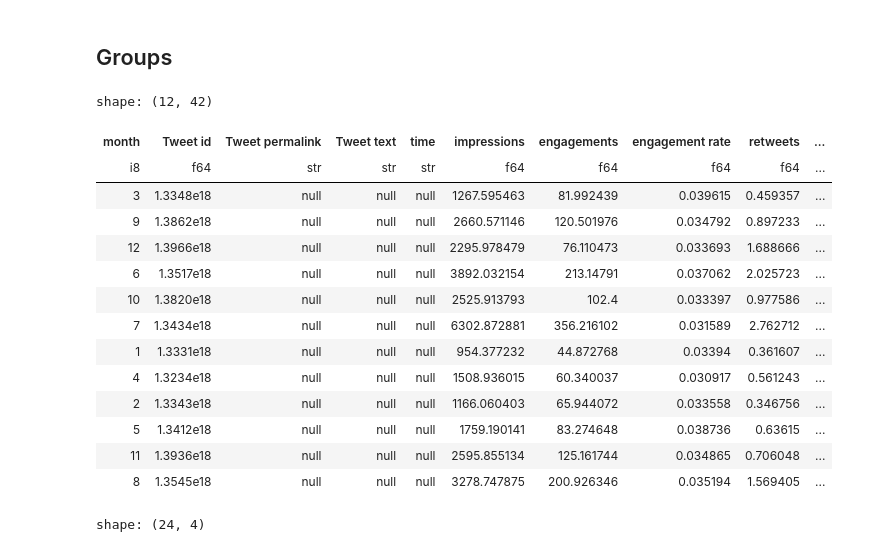
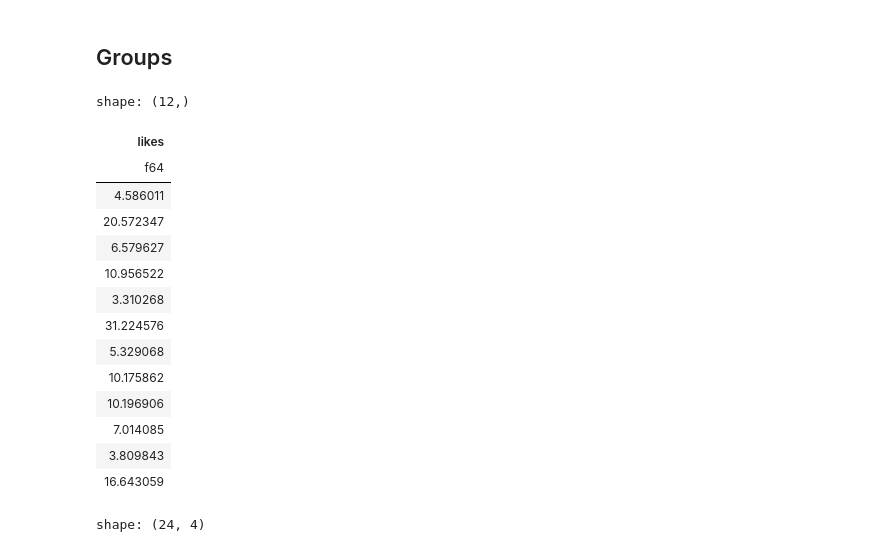
Before and after one commit to alon1samuel/Polars-intro, a Jupyter notebook: answers.ipynb, the cells around one changed output. Cells and saved outputs as stored; diff of their text form; code cells hidden in the pictures.

```diff
--- a/answers.ipynb
+++ b/answers.ipynb
@@ -185,24 +187,24 @@ shape: (5_791,)
 # %% [markdown]
 ## Groups
 # %%
-# For each column get the average for each month
-df.groupby(pl.col('time_dt').dt.month().alias('month')).mean()
+# Get the average of likes for each month
+df.group_by(pl.col('time_dt').dt.month().alias('month')).mean()['likes']
 # %% [output]
-shape: (12, 42)
+shape: (12,)
-| month | Tweet id | Tweet permalink | Tweet text | time | impressions | engagements | engagement rate | retweets | ... |
-| i8 | f64 | str | str | str | f64 | f64 | f64 | f64 | ... |
-| 3 | 1.3348e18 | null | null | null | 1267.595463 | 81.992439 | 0.039615 | 0.459357 | ... |
-| 9 | 1.3862e18 | null | null | null | 2660.571146 | 120.501976 | 0.034792 | 0.897233 | ... |
-| 12 | 1.3966e18 | null | null | null | 2295.978479 | 76.110473 | 0.033693 | 1.688666 | ... |
-| 6 | 1.3517e18 | null | null | null | 3892.032154 | 213.14791 | 0.037062 | 2.025723 | ... |
-| 10 | 1.3820e18 | null | null | null | 2525.913793 | 102.4 | 0.033397 | 0.977586 | ... |
-| 7 | 1.3434e18 | null | null | null | 6302.872881 | 356.216102 | 0.031589 | 2.762712 | ... |
-| 1 | 1.3331e18 | null | null | null | 954.377232 | 44.872768 | 0.03394 | 0.361607 | ... |
-| 4 | 1.3234e18 | null | null | null | 1508.936015 | 60.340037 | 0.030917 | 0.561243 | ... |
-| 2 | 1.3343e18 | null | null | null | 1166.060403 | 65.944072 | 0.033558 | 0.346756 | ... |
-| 5 | 1.3412e18 | null | null | null | 1759.190141 | 83.274648 | 0.038736 | 0.63615 | ... |
-| 11 | 1.3936e18 | null | null | null | 2595.855134 | 125.161744 | 0.034865 | 0.706048 | ... |
-| 8 | 1.3545e18 | null | null | null | 3278.747875 | 200.926346 | 0.035194 | 1.569405 | ... |
+| likes |
+| f64 |
+| 4.586011 |
+| 20.572347 |
+| 6.579627 |
+| 10.956522 |
+| 3.310268 |
+| 31.224576 |
+| 5.329068 |
+| 10.175862 |
+| 10.196906 |
+| 7.014085 |
+| 3.809843 |
+| 16.643059 |
 # %%
 # For impressions & engagements column get the average for each year & month (2020-01, 2020-02, etc...)
 # And sort by year and then by month
```
Also changed, not shown: parts of 5 cells of this notebook, 1 other file.
